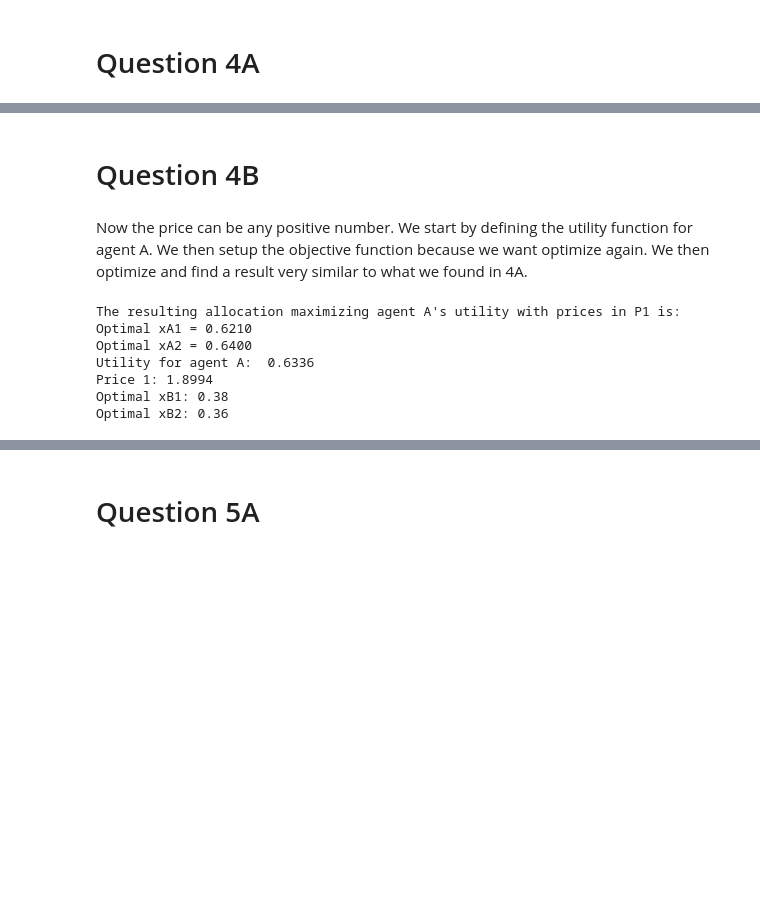
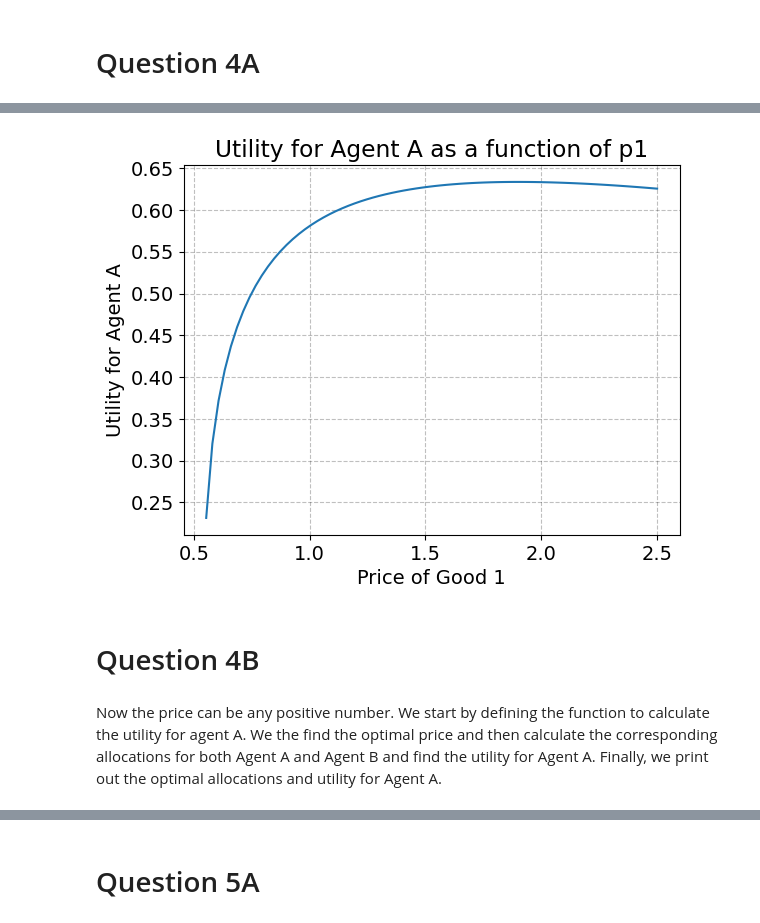
Before and after one commit to NumEconCopenhagen/projects-2024-malik-og-mads, a Jupyter notebook: inauguralproject/InauguralProject2024.ipynb, the cells around one changed output, grey strips where cells are left out. Cells and saved outputs as stored; diff of their text form; code cells hidden in the pictures; blank space fills up the shorter version.

```diff
--- a/inauguralproject/InauguralProject2024.ipynb
+++ b/inauguralproject/InauguralProject2024.ipynb
@@ -252,34 +223,30 @@ Optimal xB2: 0.36
+# %%
+import matplotlib.pyplot as plt
+
+# Defining the number of price points
+num_prices = 75
+price_range = np.linspace(0.5, 2.5, num_prices + 1)
+
+# Initializing variables
+utility_values = []
+
+# Iterating over prices
+for current_price in price_range:
+    demand_B_good1, demand_B_good2 = model.demand_B(current_price)[0], model.demand_B(current_price)[1]
+    allocation_A_good1, allocation_A_good2 = 1 - demand_B_good1, 1 - demand_B_good2
+    utility_A = model.utility_A(allocation_A_good1, allocation_A_good2)
+    utility_values.append(utility_A)
+
+# Plotting utility values against price range
+plt.plot(price_range, utility_values)
+plt.title("Utility for Agent A as a function of p1")
+plt.xlabel("Price of Good 1")
+plt.ylabel("Utility for Agent A")
+plt.grid(True)
+plt.show()
+# %% [output]
+[figure, added]
 # %% [markdown]
 # Question 4B
-# %% [markdown]
-Now the price can be any positive number. We start by defining the utility function for agent A. We then setup the objective function because we want optimize again. We then optimize and find a result very similar to what we found in 4A.
-# %%
-from scipy import optimize
-import numpy as np
-
-# Defining utility function for agent A
-def uA(p1):
-    return model.utility_A(1-model.demand_B(p1)[0],1-model.demand_B(p1)[1])
-
-# Defining objective function for optimization
-obj_func = lambda p1: -uA(p1)
-
-# Optimizing using Nelder-Mead method
-res = optimize.minimize(obj_func, p1_optimal, method="Nelder-Mead",
-                        bounds=[(0, np.inf)])
-
-print("The resulting allocation maximizing agent A's utility with prices in P1 is:")
-print(f"Optimal xA1 = {xA1_optimal:.4f}")
-print(f"Optimal xA2 = {xA2_optimal:.4f}")
-print(f"Utility for agent A:  {-res.fun:.4f}")
-print(f"Price 1: {res.x[0]:.4f}")
-print(f"Optimal xB1: {xB1_optimal:.2f}")
-print(f"Optimal xB2: {xB2_optimal:.2f}")
-# %% [output]
-The resulting allocation maximizing agent A's utility with prices in P1 is:
-Optimal xA1 = 0.6210
-Optimal xA2 = 0.6400
-Utility for agent A:  0.6336
-Price 1: 1.8994
-Optimal xB1: 0.38
-Optimal xB2: 0.36
+# %% [markdown]
+Now the price can be any positive number. We start by defining the function to calculate the utility for agent A. We the find the optimal price and then calculate the corresponding allocations for both Agent A and Agent B and find the utility for Agent A. Finally, we print out the optimal allocations and utility for Agent A.
```
Also changed, not shown: parts of 11 cells of this notebook.
